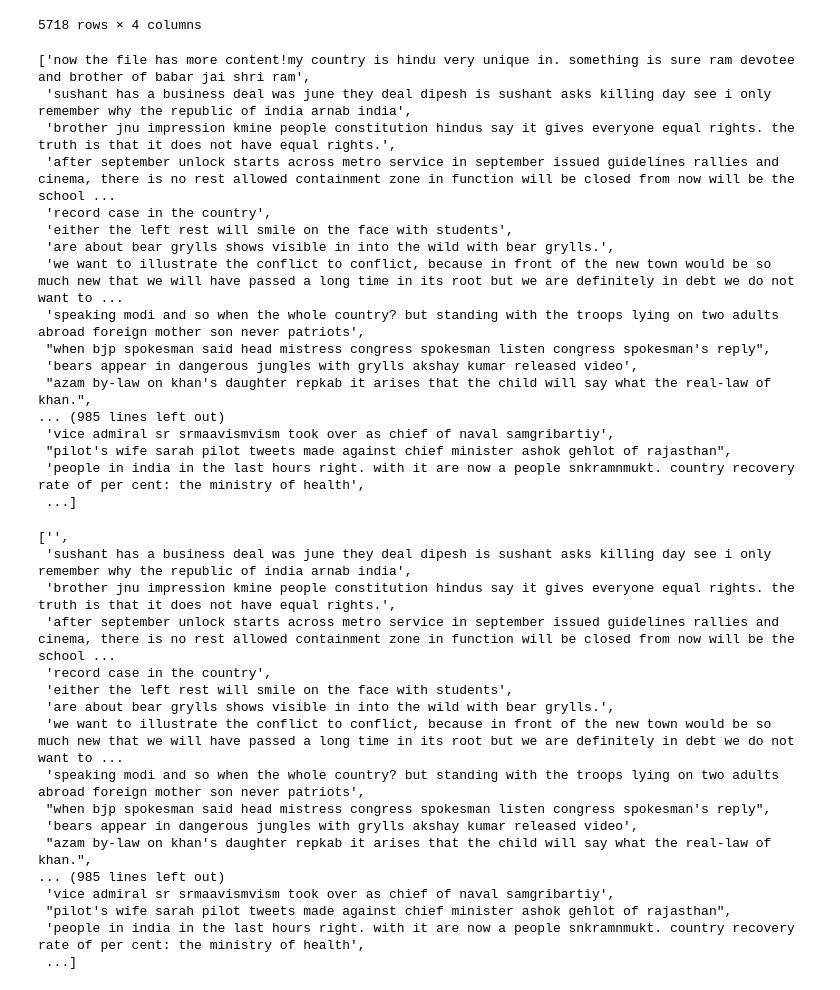
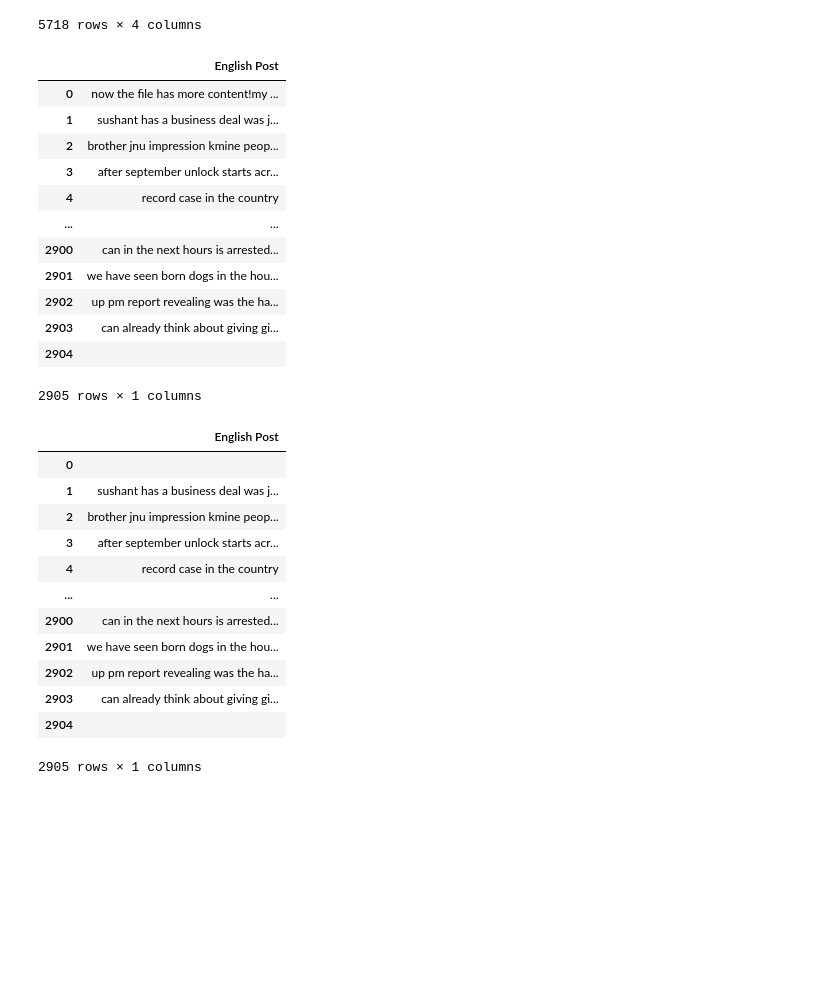
Before and after one commit to void-memories/Hostile-Post-Detection-in-Hindi, a Jupyter notebook: review2.ipynb, the cells around one changed output. Saved outputs shown, nothing was run; the diff lists cells and outputs as text; code cells hidden in the pictures; blank space fills up the shorter version.

Commit message:
english df

```diff
--- a/review2.ipynb
+++ b/review2.ipynb
@@ -539,31 +539,28 @@ data
 # %%
 #lowercasing
 
 f = open("res.txt", "r")
 englishPost=list(f.read().split('\n'))
 
 for i in range(len(englishPost)):
     englishPost[i]=englishPost[i].lower()
 
-englishPost
+engDF=pd.DataFrame.from_dict({'English Post':englishPost})
+engDF
 # %% [output]
+|  | English Post |
+| 0 | now the file has more content!my ... |
+| 1 | sushant has a business deal was j... |
+| 2 | brother jnu impression kmine peop... |
+| 3 | after september unlock starts acr... |
+| 4 | record case in the country |
+| ... | ... |
+| 2900 | can in the next hours is arrested... |
+| 2901 | we have seen born dogs in the hou... |
+| 2902 | up pm report revealing was the ha... |
+| 2903 | can already think about giving gi... |
+| 2904 |  |
-['now the file has more content!my country is hindu very unique in. something is sure ram devotee and brother of babar jai shri ram',
- 'sushant has a business deal was june they deal dipesh is sushant asks killing day see i only remember why the republic of india arnab india',
- 'brother jnu impression kmine people constitution hindus say it gives everyone equal rights. the truth is that it does not have equal rights.',
- 'after september unlock starts across metro service in september issued guidelines rallies and cinema, there is no rest allowed containment zone in function will be closed from now will be the school ...
- 'record case in the country',
- 'either the left rest will smile on the face with students',
- 'are about bear grylls shows visible in into the wild with bear grylls.',
- 'we want to illustrate the conflict to conflict, because in front of the new town would be so much new that we will have passed a long time in its root but we are definitely in debt we do not want to ...
- 'speaking modi and so when the whole country? but standing with the troops lying on two adults abroad foreign mother son never patriots',
- "when bjp spokesman said head mistress congress spokesman listen congress spokesman's reply",
- 'bears appear in dangerous jungles with grylls akshay kumar released video',
- "azam by-law on khan's daughter repkab it arises that the child will say what the real-law of khan.",
-... (985 lines left out)
- 'vice admiral sr srmaavismvism took over as chief of naval samgribartiy',
- "pilot's wife sarah pilot tweets made against chief minister ashok gehlot of rajasthan",
- 'people in india in the last hours right. with it are now a people snkramnmukt. country recovery rate of per cent: the ministry of health',
- ...]
+2905 rows × 1 columns
 # %%
 #Stemming
 
@@ -580,25 +577,22 @@ for i in englishPost:
     englishPost[index]=sentence
     index+=0
 
-englishPost
+engDF=pd.DataFrame.from_dict({'English Post':englishPost})
+engDF
 # %% [output]
+|  | English Post |
+| 0 |  |
+| 1 | sushant has a business deal was j... |
+| 2 | brother jnu impression kmine peop... |
+| 3 | after september unlock starts acr... |
+| 4 | record case in the country |
+| ... | ... |
+| 2900 | can in the next hours is arrested... |
+| 2901 | we have seen born dogs in the hou... |
+| 2902 | up pm report revealing was the ha... |
+| 2903 | can already think about giving gi... |
+| 2904 |  |
-['',
- 'sushant has a business deal was june they deal dipesh is sushant asks killing day see i only remember why the republic of india arnab india',
- 'brother jnu impression kmine people constitution hindus say it gives everyone equal rights. the truth is that it does not have equal rights.',
- 'after september unlock starts across metro service in september issued guidelines rallies and cinema, there is no rest allowed containment zone in function will be closed from now will be the school ...
- 'record case in the country',
- 'either the left rest will smile on the face with students',
- 'are about bear grylls shows visible in into the wild with bear grylls.',
- 'we want to illustrate the conflict to conflict, because in front of the new town would be so much new that we will have passed a long time in its root but we are definitely in debt we do not want to ...
- 'speaking modi and so when the whole country? but standing with the troops lying on two adults abroad foreign mother son never patriots',
- "when bjp spokesman said head mistress congress spokesman listen congress spokesman's reply",
- 'bears appear in dangerous jungles with grylls akshay kumar released video',
- "azam by-law on khan's daughter repkab it arises that the child will say what the real-law of khan.",
-... (985 lines left out)
- 'vice admiral sr srmaavismvism took over as chief of naval samgribartiy',
- "pilot's wife sarah pilot tweets made against chief minister ashok gehlot of rajasthan",
- 'people in india in the last hours right. with it are now a people snkramnmukt. country recovery rate of per cent: the ministry of health',
- ...]
+2905 rows × 1 columns
 # %%
 #removing stop words from english
 
```
Also changed, not shown: parts of 1 cell of this notebook.
